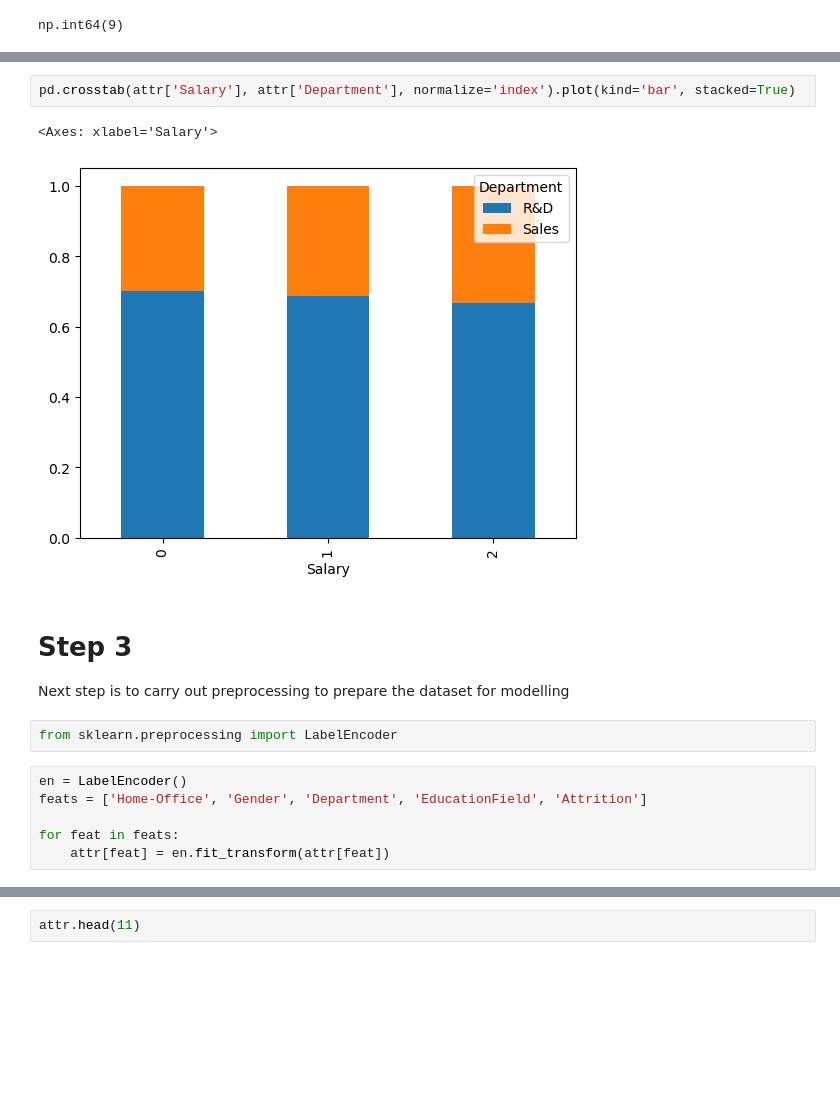
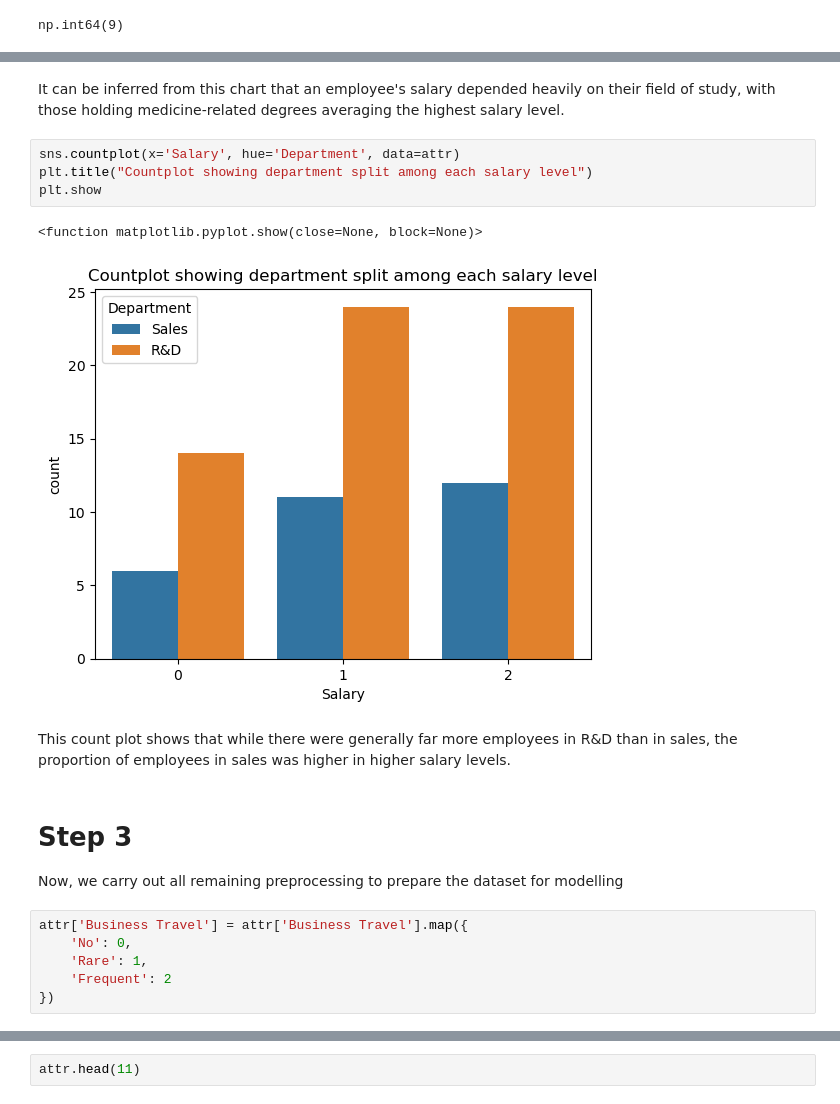
Before and after one commit to Kamsi01/employee-attrition-prediction, a Jupyter notebook: Employee Data Analysis.ipynb, the cells around one changed output, grey strips where cells are left out. Drawn from its saved outputs; the diff is of its cells as text; blank space fills up the shorter version.

```diff
--- a/Employee Data Analysis.ipynb
+++ b/Employee Data Analysis.ipynb
@@ -109,16 +119,20 @@ plt.show
+# %% [markdown]
+It can be inferred from this chart that an employee's salary depended heavily on their field of study, with those holding medicine-related degrees averaging the highest salary level.
 # %%
-pd.crosstab(attr['Salary'], attr['Department'], normalize='index').plot(kind='bar', stacked=True)
+sns.countplot(x='Salary', hue='Department', data=attr)
+plt.title("Countplot showing department split among each salary level")
+plt.show
 # %% [output]
-<Axes: xlabel='Salary'>
+<function matplotlib.pyplot.show(close=None, block=None)>
-[figure, old version]
+[figure, new version]
+# %% [markdown]
+This count plot shows that while there were generally far more employees in R&D than in sales, the proportion of employees in sales was higher in higher salary levels.
 # %% [markdown]
-# **Step 3**
-Next step is to carry out preprocessing to prepare the dataset for modelling
+# Step 3
+Now, we carry out all remaining preprocessing to prepare the dataset for modelling
-# %%
-from sklearn.preprocessing import LabelEncoder
-# %%
-en = LabelEncoder()
-feats = ['Home-Office', 'Gender', 'Department', 'EducationField', 'Attrition']
-
-for feat in feats:
-    attr[feat] = en.fit_transform(attr[feat])
+# %%
+attr['Business Travel'] = attr['Business Travel'].map({
+    'No': 0,
+    'Rare': 1,
+    'Frequent': 2
+})
```
Also changed, not shown: parts of 24 cells of this notebook, 1 other file.
